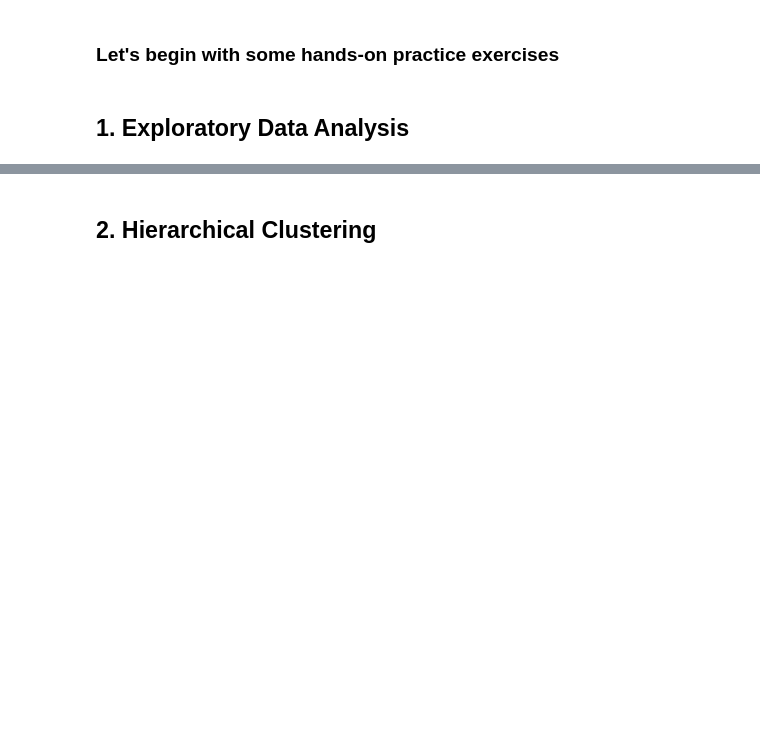
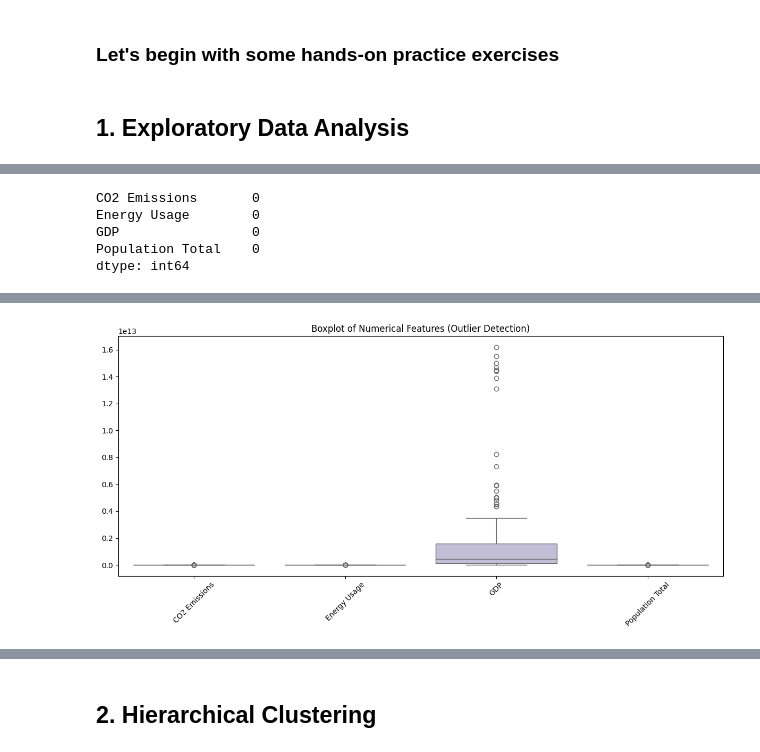
Before and after one commit to spicemove/Data_Science, a Jupyter notebook: Learning/Day 2/In-Class Lab Exercise Day 2.ipynb, the cells around one changed output, grey strips where cells are left out. Drawn from its saved outputs; the diff is of its cells as text; code cells hidden in the pictures; blank space fills up the shorter version.

```diff
--- a/Learning/Day 2/In-Class Lab Exercise Day 2.ipynb
+++ b/Learning/Day 2/In-Class Lab Exercise Day 2.ipynb
@@ -107,3 +164,7 @@ Load the csv file and print the first five observations.
 </table>
 # %%
 # write your code here
+
+df_drop = df.drop(['Region' , 'Ease of Business', 'Internet Usage'], axis=1)
+
+df_drop
@@ -124,6 +199,16 @@ Load the csv file and print the first five observations.
 </table>
 # %%
 # write your code here
+
+missing_val = df_drop.isnull().sum()
+
+missing_val
+# %% [output]
+CO2 Emissions       0
+Energy Usage        0
+GDP                 0
+Population Total    0
+dtype: int64
 # %% [markdown]
 <table align="left">
     <tr>
@@ -144,3 +227,27 @@ Load the csv file and print the first five observations.
+# %%
+# write your code here
+
+value_columns = ['CO2 Emissions', 'Energy Usage', 'GDP', 'Population Total']
+
+for col in value_columns:
+    Q1 = df_drop[col].quantile(0.25)
+    Q3 = df_drop[col].quantile(0.75)
+    IQR = Q3 - Q1
+
+    lower_bound = Q1 - 1.5 * IQR
+    upper_bound = Q3 + 1.5 * IQR
+
+    outliers = df_drop[(df_drop[col] < lower_bound) | (df_drop[col] > upper_bound)]
+
+
+plt.figure(figsize=(12, 6))
+sns.boxplot(data=outliers[value_columns], palette="Set3")
+plt.title("Boxplot of Numerical Features (Outlier Detection)")
+plt.xticks(rotation=45)
+plt.tight_layout()
+plt.show()
+# %% [output]
+[figure, added]
 # %% [markdown]
 <table align="left">
     <tr>
```
Also changed, not shown: parts of 40 cells of this notebook.
